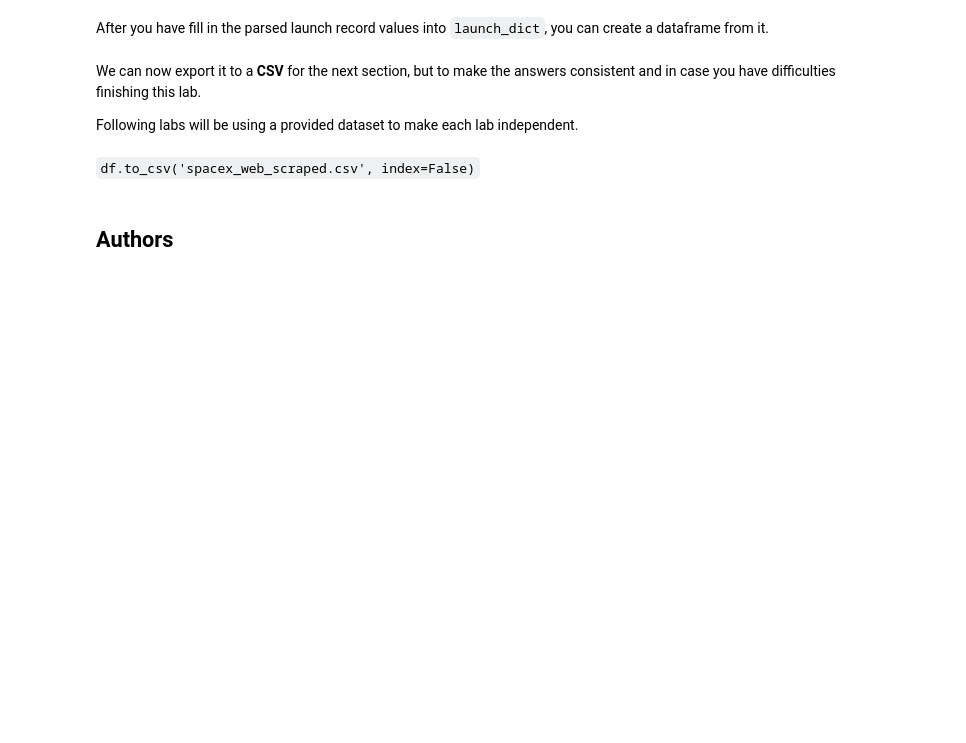
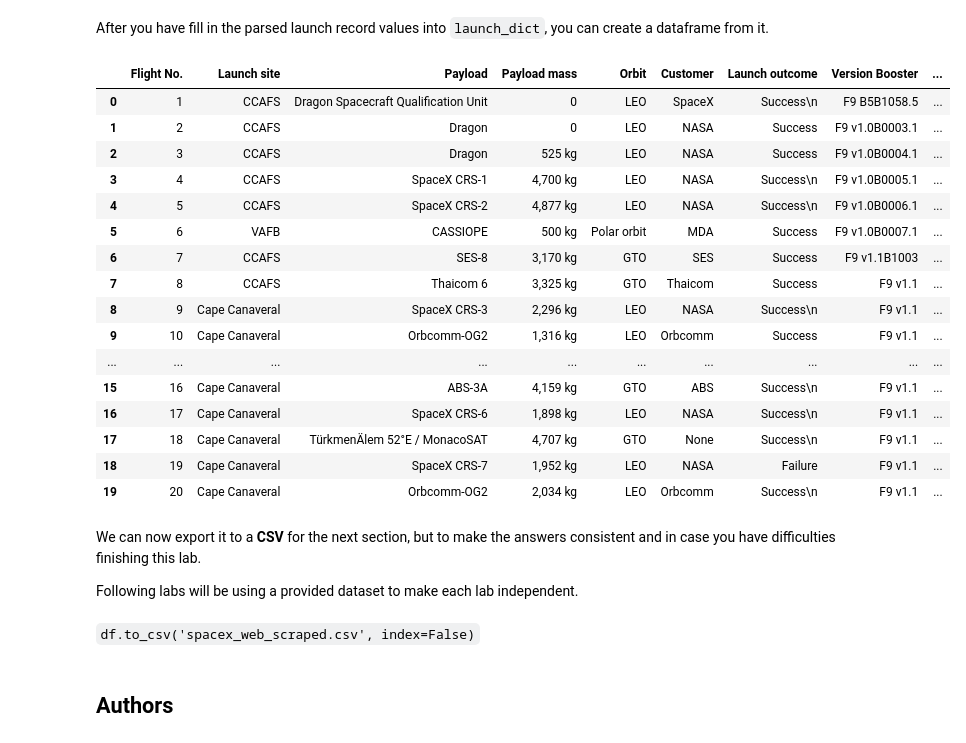
Before and after one commit to ngksg/SpaceY, a Jupyter notebook: Data Collection with Web Scraping lab.ipynb, the cells around one changed output. Cells and saved outputs as stored; diff of their text form; code cells hidden in the pictures; blank space fills up the shorter version.

```diff
--- a/Data Collection with Web Scraping lab.ipynb
+++ b/Data Collection with Web Scraping lab.ipynb
@@ -123,10 +123,12 @@ First, let's perform an HTTP GET method to request the Falcon9 Launch HTML page,
 # %%
 # use requests.get() method with the provided static_url
 # assign the response to a object
+response = requests.get(static_url)
 # %% [markdown]
 Create a `BeautifulSoup` object from the HTML `response`
 # %%
 # Use BeautifulSoup() to create a BeautifulSoup object from a response text content
+soup = BeautifulSoup(response.text)
 # %% [markdown]
 Print the page title to verify if the `BeautifulSoup` object was created properly
 # %%
@@ -140,6 +145,8 @@ Let's try to find all tables on the wiki page first. If you need to refresh your
 # %%
 # Use the find_all function in the BeautifulSoup object, with element type `table`
 # Assign the result to a list called `html_tables`
+
+html_tables = soup.find_all("table")
 # %% [markdown]
 Starting from the third table is our target table contains the actual launch records.
 # %%
@@ -180,6 +205,11 @@ column_names = []
 # Apply find_all() function with `th` element on first_launch_table
 # Iterate each th element and apply the provided extract_column_from_header() to get a column name
 # Append the Non-empty column name (`if name is not None and len(name) > 0`) into a list called column_names
+
+for col in first_launch_table.find_all("th"):
+    name = extract_column_from_header(col)
+    if name != None and len(name) > 0:
+        column_names.append(name)
 # %% [markdown]
 Check the extracted column names
 # %%
@@ -294,3 +355,43 @@ df=pd.DataFrame(launch_dict)
+# %%
+headings = []
+for key,values in dict(launch_dict).items():
+    if key not in headings:
+        headings.append(key)
+    if values is None:
+        del launch_dict[key]
+
+def pad_dict_list(dict_list, padel):
+    lmax = 0
+    for lname in dict_list.keys():
+        lmax = max(lmax, len(dict_list[lname]))
+    for lname in dict_list.keys():
+        ll = len(dict_list[lname])
+        if  ll < lmax:
+            dict_list[lname] += [padel] * (lmax - ll)
+    return dict_list
+
+pad_dict_list(launch_dict,0)
+
+df = pd.DataFrame.from_dict(launch_dict)
+df.head(20)
+# %% [output]
+|  | Flight No. | Launch site | Payload | Payload mass | Orbit | Customer | Launch outcome | Version Booster | ... |
+| 0 | 1 | CCAFS | Dragon Spacecraft Qualification Unit | 0 | LEO | SpaceX | Success\n | F9 B5B1058.5 | ... |
+| 1 | 2 | CCAFS | Dragon | 0 | LEO | NASA | Success | F9 v1.0B0003.1 | ... |
+| 2 | 3 | CCAFS | Dragon | 525 kg | LEO | NASA | Success | F9 v1.0B0004.1 | ... |
+| 3 | 4 | CCAFS | SpaceX CRS-1 | 4,700 kg | LEO | NASA | Success\n | F9 v1.0B0005.1 | ... |
+| 4 | 5 | CCAFS | SpaceX CRS-2 | 4,877 kg | LEO | NASA | Success\n | F9 v1.0B0006.1 | ... |
+| 5 | 6 | VAFB | CASSIOPE | 500 kg | Polar orbit | MDA | Success | F9 v1.0B0007.1 | ... |
+| 6 | 7 | CCAFS | SES-8 | 3,170 kg | GTO | SES | Success | F9 v1.1B1003 | ... |
+| 7 | 8 | CCAFS | Thaicom 6 | 3,325 kg | GTO | Thaicom | Success | F9 v1.1 | ... |
+| 8 | 9 | Cape Canaveral | SpaceX CRS-3 | 2,296 kg | LEO | NASA | Success\n | F9 v1.1 | ... |
+| 9 | 10 | Cape Canaveral | Orbcomm-OG2 | 1,316 kg | LEO | Orbcomm | Success | F9 v1.1 | ... |
+| ... | ... | ... | ... | ... | ... | ... | ... | ... | ... |
+| 15 | 16 | Cape Canaveral | ABS-3A | 4,159 kg | GTO | ABS | Success\n | F9 v1.1 | ... |
+| 16 | 17 | Cape Canaveral | SpaceX CRS-6 | 1,898 kg | LEO | NASA | Success\n | F9 v1.1 | ... |
+| 17 | 18 | Cape Canaveral | TürkmenÄlem 52°E / MonacoSAT | 4,707 kg | GTO | None | Success\n | F9 v1.1 | ... |
+| 18 | 19 | Cape Canaveral | SpaceX CRS-7 | 1,952 kg | LEO | NASA | Failure | F9 v1.1 | ... |
+| 19 | 20 | Cape Canaveral | Orbcomm-OG2 | 2,034 kg | LEO | Orbcomm | Success\n | F9 v1.1 | ... |
 # %% [markdown]
 We can now export it to a <b>CSV</b> for the next section, but to make the answers consistent and in case you have difficulties finishing this lab.
 
```
Also changed, not shown: parts of 6 cells of this notebook.
